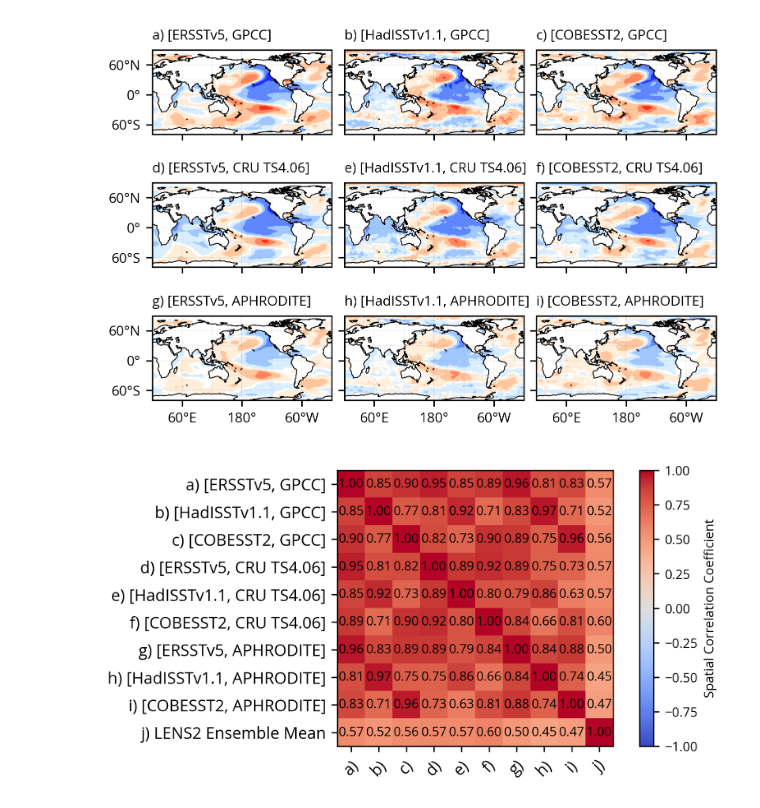
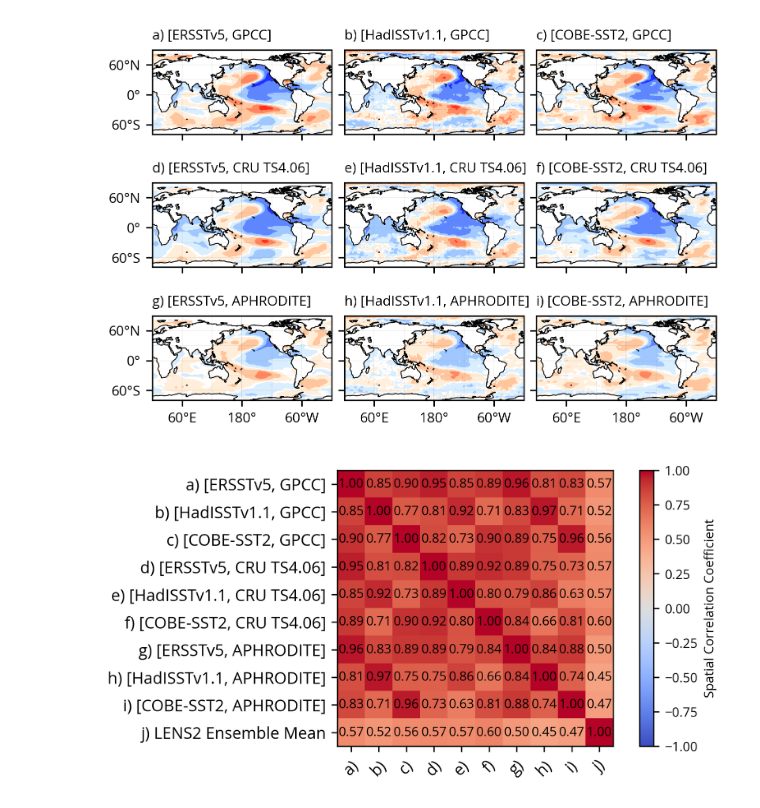
Before and after one commit to emmleroy/msea-interbasin-interactions, a Jupyter notebook: FigS2_FigS3.ipynb, the cells around one changed output. Saved outputs shown, nothing was run; the diff lists cells and outputs as text; code cells hidden in the pictures.

```diff
--- a/FigS2_FigS3.ipynb
+++ b/FigS2_FigS3.ipynb
@@ -276,9 +276,9 @@ sst_anms = [
 ]
 
 titles = [
-    "a) [ERSSTv5, GPCC]", "b) [HadISSTv1.1, GPCC]", "c) [COBESST2, GPCC]",
-    "d) [ERSSTv5, CRU TS4.06]", "e) [HadISSTv1.1, CRU TS4.06]", "f) [COBESST2, CRU TS4.06]",
-    "g) [ERSSTv5, APHRODITE]", "h) [HadISSTv1.1, APHRODITE]", "i) [COBESST2, APHRODITE]"]
+    "a) [ERSSTv5, GPCC]", "b) [HadISSTv1.1, GPCC]", "c) [COBE-SST2, GPCC]",
+    "d) [ERSSTv5, CRU TS4.06]", "e) [HadISSTv1.1, CRU TS4.06]", "f) [COBE-SST2, CRU TS4.06]",
+    "g) [ERSSTv5, APHRODITE]", "h) [HadISSTv1.1, APHRODITE]", "i) [COBE-SST2, APHRODITE]"]
 # %%
 def draw_regression_map(reg, ax):
 
@@ -413,7 +413,7 @@ for i, ax in enumerate(axs):
 
 plt.savefig("FigS2.png")
 # %% [output]
-[figure, old version]
+[figure, new version]
 # %%
 # Concatenate Spatial Correlation Coefficients
 all_regs_da = xr.concat(all_regs, dim='source')
@@ -437,34 +437,34 @@ for i in range(10):
 
 # Plot the correlation matrix
 fig_width_cm = 15
 fig_height_cm = 8
 fig_width_in = fig_width_cm / 2.54
 fig_height_in = fig_height_cm / 2.54
 
 fig = plt.figure(figsize=(fig_width_in, fig_height_in), dpi=300)
 
 plt.imshow(correlation_matrix, cmap='coolwarm', vmin=-1, vmax=1)
 plt.colorbar(label='Spatial Correlation Coefficient',)
 
 labels_y= [
-    "a) [ERSSTv5, GPCC]", "b) [HadISSTv1.1, GPCC]", "c) [COBESST2, GPCC]",
-    "d) [ERSSTv5, CRU TS4.06]", "e) [HadISSTv1.1, CRU TS4.06]", "f) [COBESST2, CRU TS4.06]",
-    "g) [ERSSTv5, APHRODITE]", "h) [HadISSTv1.1, APHRODITE]", "i) [COBESST2, APHRODITE]",
+    "a) [ERSSTv5, GPCC]", "b) [HadISSTv1.1, GPCC]", "c) [COBE-SST2, GPCC]",
+    "d) [ERSSTv5, CRU TS4.06]", "e) [HadISSTv1.1, CRU TS4.06]", "f) [COBE-SST2, CRU TS4.06]",
+    "g) [ERSSTv5, APHRODITE]", "h) [HadISSTv1.1, APHRODITE]", "i) [COBE-SST2, APHRODITE]",
     "j) LENS2 Ensemble Mean"
     ]
 
 labels_x = [
     "a)", "b)", "c)", "d)", "e)", "f)", "g)", "h)", "i)", "j)",
 ]
 plt.xticks(ticks=np.arange(10), labels=[labels_x[i] for i in range(10)], rotation=45, fontsize=10)
 plt.yticks(ticks=np.arange(10), labels=[labels_y[i] for i in range(10)], fontsize=10)
 
 
 # Annotate the correlation coefficients
 for i in range(10):
     for j in range(10):
         plt.text(j, i, f'{correlation_matrix[i, j]:.2f}', ha='center', va='center', color='black', fontsize=8)
 
 plt.savefig("FigS3.png")
 # %% [output]
-[figure, old version]
+[figure, new version]
```
Also changed, not shown: parts of 1 cell of this notebook, 8 other files.
